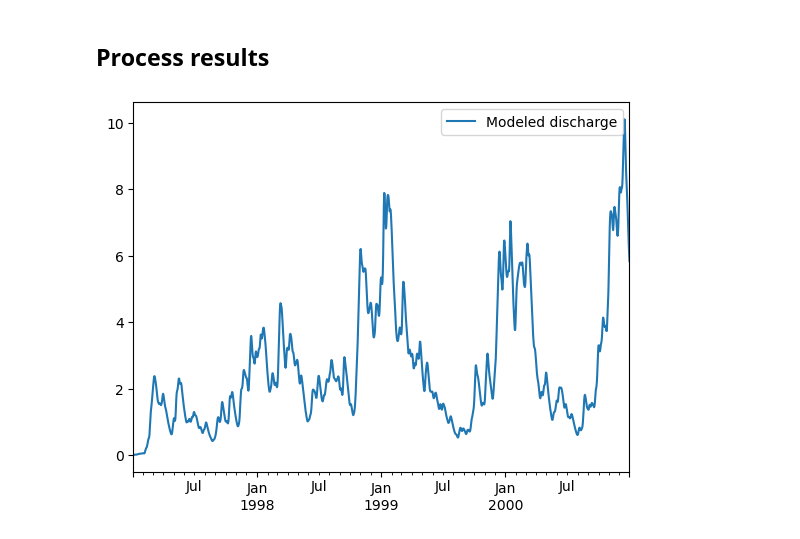
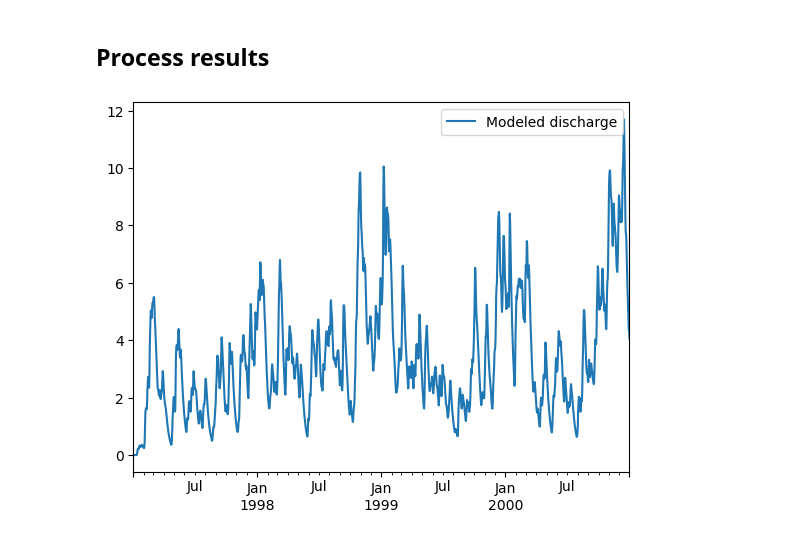
Before and after one commit to eWaterCycle/eurocsdms_workshop, a Jupyter notebook: book/oneModel/example_model_run_HBV.ipynb, the cells around one changed output. Saved outputs shown, nothing was run; the diff lists cells and outputs as text; code cells hidden in the pictures.

Commit message:
model run works

```diff
--- a/book/oneModel/example_model_run_HBV.ipynb
+++ b/book/oneModel/example_model_run_HBV.ipynb
@@ -35,7 +36,7 @@ forcing_path_basin.mkdir(exist_ok=True)
 forcing_path_caravan = forcing_path_basin / "caravan"
 forcing_path_caravan.mkdir(exist_ok=True)
 
-forcing_path_era5 = forcing_path_basin / "era5"
+forcing_path_era5 = forcing_path_basin / "ERA5"
 forcing_path_era5.mkdir(exist_ok=True)
 # %% [markdown]
 ## add parameter info
@@ -102,11 +109,16 @@ camelsgb_forcing.to_xarray()['Q'].plot()
 # %%
-ERA5_forcing = ewatercycle.forcing.sources["LumpedMakkinkForcing"].generate(
-    dataset="ERA5",
-    start_time=experiment_start_date,
-    end_time=experiment_end_date,
-    shape=camelsgb_forcing.shape,
-    directory=forcing_path
-)
+# Option one: generate forcing
+#ERA5_forcing = ewatercycle.forcing.sources["LumpedMakkinkForcing"].generate(
+#    dataset="ERA5",
+#    start_time=experiment_start_date,
+#    end_time=experiment_end_date,
+#    shape=camelsgb_forcing.shape,
+#    directory=forcing_path_era5
+#)
+
+#option two: already done and just load
+load_location = forcing_path_era5 / "work" / "diagnostic" / "script"
+ERA5_forcing = ewatercycle.forcing.sources["LumpedMakkinkForcing"].load(directory=load_location)
 # %%
 #camels_forcing = HBVForcing(start_time = experiment_start_date,
 #                          end_time = experiment_end_date,
@@ -141,10 +153,10 @@ model.finalize()
 # %% [markdown]
 ## Process results
 # %%
-df = pd.DataFrame(data=Q_m,columns=["Modeled discharge"],index=time)
+modelOutput = pd.DataFrame(data=Q_m,columns=["Modeled discharge"],index=time)
 # %%
 fig, ax = plt.subplots(1,1)
-df.plot(ax=ax,label="Modeled discharge HBV-bmi")
+modelOutput.plot(ax=ax,label="Modeled discharge HBV-bmi")
 ax.legend(bbox_to_anchor=(1,1));
 # %% [output]
-[figure, old version]
+[figure, new version]
```
Also changed, not shown: parts of 9 cells of this notebook.
